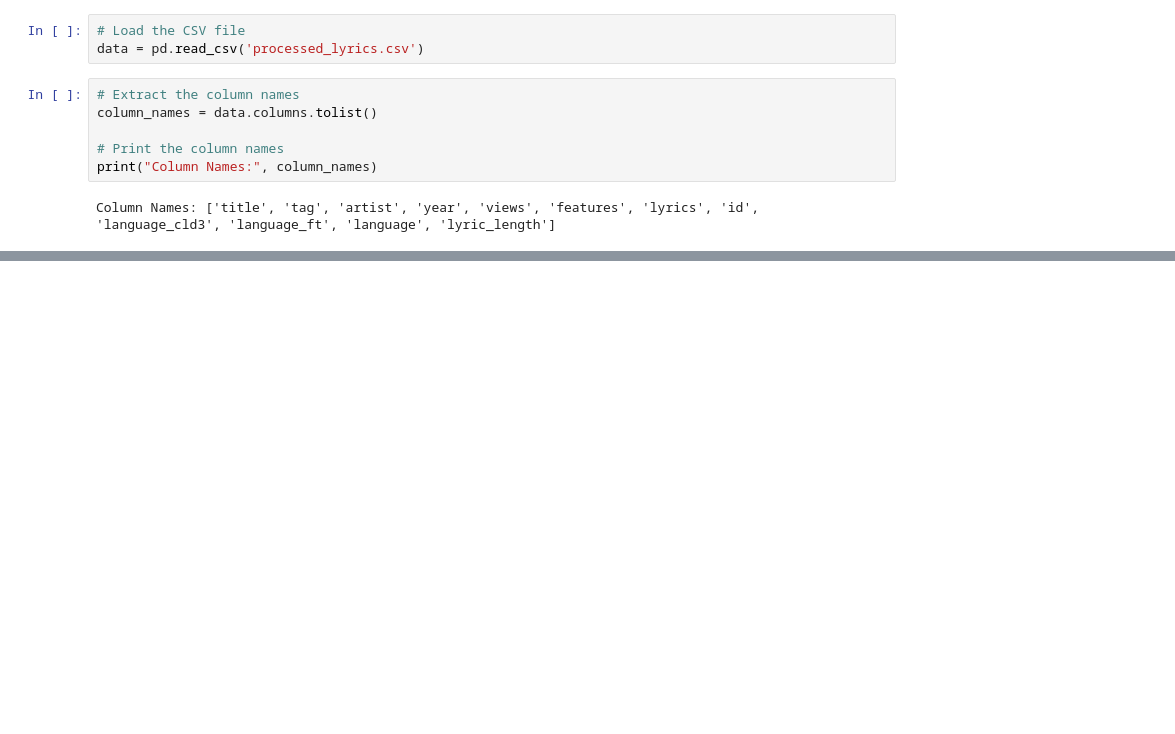
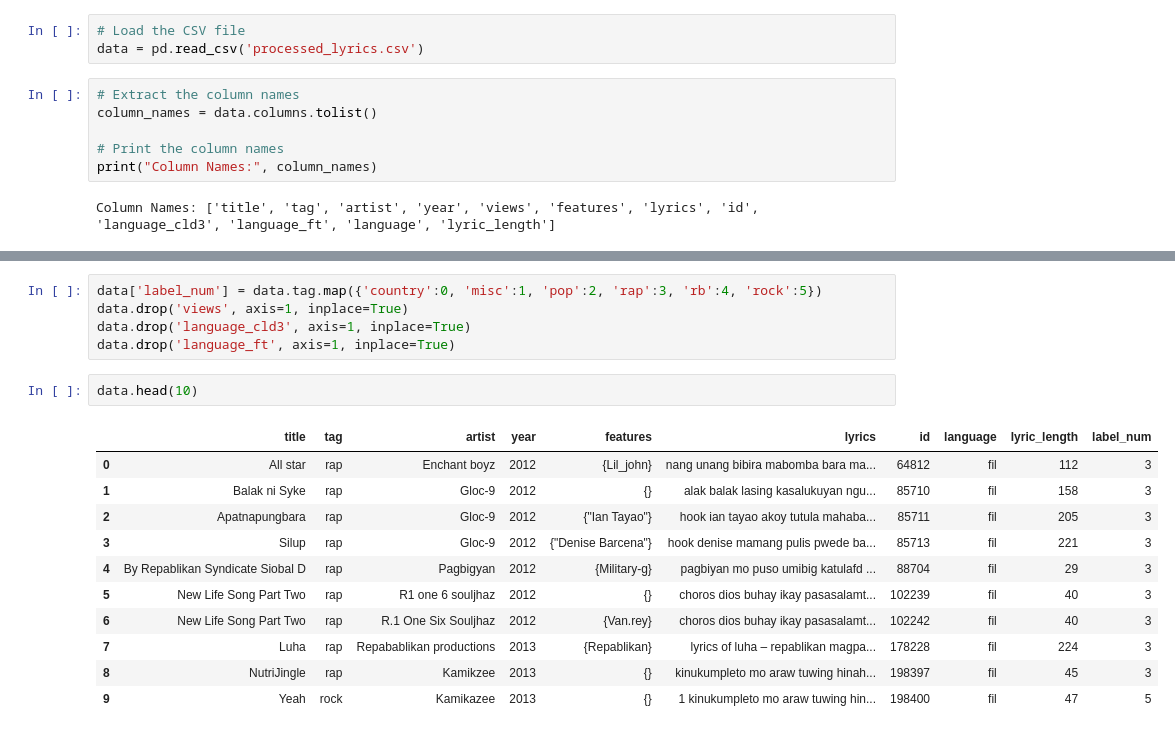
Before and after one commit to gabrielcalubayan72/cs180-23b-genreclassifier, a Jupyter notebook: model.ipynb, the cells around one changed output, grey strips where cells are left out. Cells and saved outputs as stored; diff of their text form; blank space fills up the shorter version.

```diff
--- a/model.ipynb
+++ b/model.ipynb
@@ -25,3 +36,22 @@ Column Names: ['title', 'tag', 'artist', 'year', 'views', 'features', 'lyrics',
+# %%
+data['label_num'] = data.tag.map({'country':0, 'misc':1, 'pop':2, 'rap':3, 'rb':4, 'rock':5})
+data.drop('views', axis=1, inplace=True)
+data.drop('language_cld3', axis=1, inplace=True)
+data.drop('language_ft', axis=1, inplace=True)
+# %%
+data.head(10)
+# %% [output]
+|  | title | tag | artist | year | features | lyrics | id | language | lyric_length | label_num |
+| 0 | All star | rap | Enchant boyz | 2012 | {Lil_john} | nang unang bibira mabomba bara ma... | 64812 | fil | 112 | 3 |
+| 1 | Balak ni Syke | rap | Gloc-9 | 2012 | {} | alak balak lasing kasalukuyan ngu... | 85710 | fil | 158 | 3 |
+| 2 | Apatnapungbara | rap | Gloc-9 | 2012 | {"Ian Tayao"} | hook ian tayao akoy tutula mahaba... | 85711 | fil | 205 | 3 |
+| 3 | Silup | rap | Gloc-9 | 2012 | {"Denise Barcena"} | hook denise mamang pulis pwede ba... | 85713 | fil | 221 | 3 |
+| 4 | By Repablikan Syndicate Siobal D | rap | Pagbigyan | 2012 | {Military-g} | pagbiyan mo puso umibig katulafd ... | 88704 | fil | 29 | 3 |
+| 5 | New Life Song Part Two | rap | R1 one 6 souljhaz | 2012 | {} | choros dios buhay ikay pasasalamt... | 102239 | fil | 40 | 3 |
+| 6 | New Life Song Part Two | rap | R.1 One Six Souljhaz | 2012 | {Van.rey} | choros dios buhay ikay pasasalamt... | 102242 | fil | 40 | 3 |
+| 7 | Luha | rap | Repabablikan productions | 2013 | {Repablikan} | lyrics of luha – repablikan magpa... | 178228 | fil | 224 | 3 |
+| 8 | NutriJingle | rap | Kamikzee | 2013 | {} | kinukumpleto mo araw tuwing hinah... | 198397 | fil | 45 | 3 |
+| 9 | Yeah | rock | Kamikazee | 2013 | {} | 1 kinukumpleto mo araw tuwing hin... | 198400 | fil | 47 | 5 |
 # %%
 # Assume the lyrics are in a column named 'lyrics' and the genres are in a column named 'tag'
 lyrics = data['lyrics']
```
Also changed, not shown: parts of 24 cells of this notebook, 1 other file.
